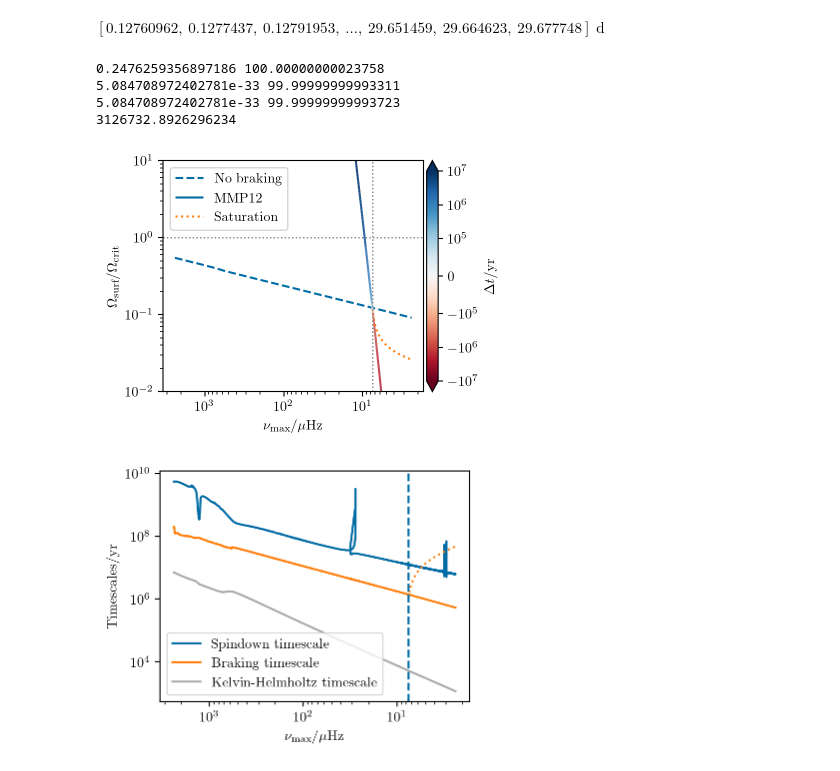
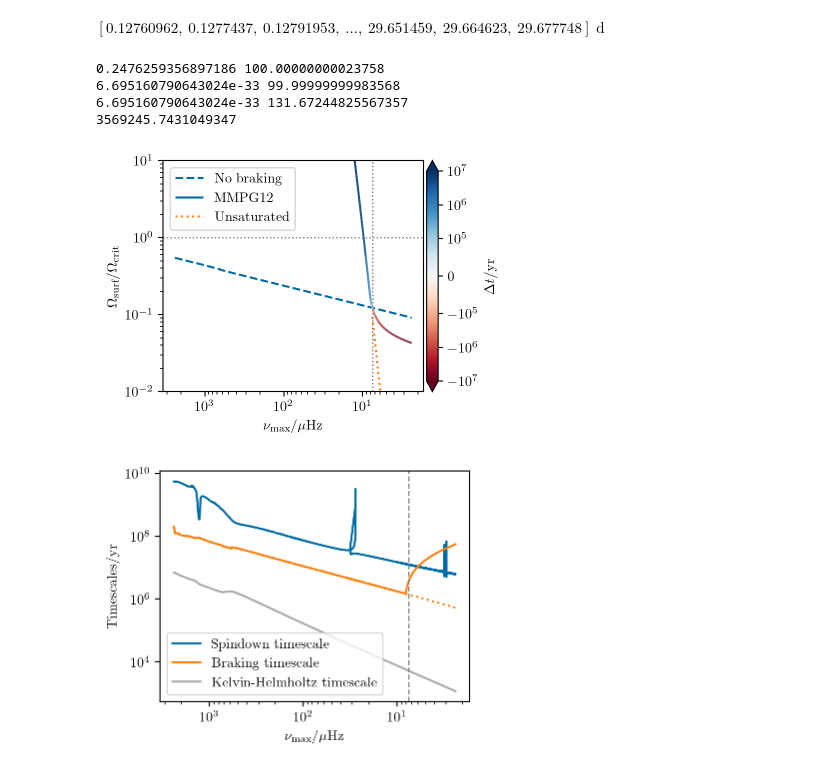
Before and after one commit to darthoctopus/zvrk, a Jupyter notebook: Analysis/Rotevol/Rotational Evolution.ipynb, the cells around one changed output. Cells and saved outputs as stored; diff of their text form; code cells hidden in the pictures.

```diff
--- a/Analysis/Rotevol/Rotational Evolution.ipynb
+++ b/Analysis/Rotevol/Rotational Evolution.ipynb
@@ -51,9 +51,9 @@ from scipy.optimize import bisect
 
 retrodictions = {}
 Δt = 4e9 # look this far back in time
-scenarios = [None, 'unsaturated', 'MMP12']
+scenarios = [None, 'MMPG12', 'unsaturated']
 ω0 = 3.394e-5
-ωcrits = {None: ω0, 'MMP12': 1.9e-5, 'unsaturated': 1e-20}
+ωcrits = {None: ω0, 'MMPG12': ω0, 'unsaturated': 1e-20}
 
 # Simple functions are better
 
@@ -75,7 +75,7 @@ for s in scenarios:
 
     def discrepancy(log_Pdisk):
         Pdisk = np.power(10, log_Pdisk)
-        res = run_single(braking, Pdisk, Δt, ωcrit)
+        res = run_single(braking, Pdisk, Δt, ω0)
         return res['Prot'][i_best] - 100
 
     try:
@@ -93,42 +93,42 @@ for s in scenarios:
     res = retrodictions[s]
     Q = res['Prot']
     m = df.star_age < (best_age.value - Δt)
-    if s == 'MMP12':
+    if s == 'unsaturated':
         m = df.star_age < (best_age.value)
-    if s not in ['MMP12', None]:
+    if s == 'MMPG12':
         δt = -(df.star_age.values - best_age.value)
         cbar = ColorBarHelper(δt, 'RdBu')
         line = colorline(df.nu_max[~m], Pcrit[~m]/Q[~m],
-                         label='MMP12',
+                         label='MMPG12',
                          c=δt[~m], cmap='RdBu',# norm=cbar.norm)
                          norm=SymLogNorm(vmin=-1e7, vmax=1e7, linthresh=1e5))
         print(δt[np.argmin((1 - Pcrit/Q/u.d)**2)])
     else:
-        plt.plot(df.nu_max[~m], Pcrit[~m]/Q[~m], label='Saturation' if s else 'No braking',
+        plt.plot(df.nu_max[~m], Pcrit[~m]/Q[~m], label='Unsaturated' if s else 'No braking',
                  ls='dotted' if s else 'dashed', zorder=-10 if s else None)
 
 plt.colorbar(line, pad=.01, label=r"$\Delta t$/yr", extend='both')
 plt.axvline(df.nu_max.values[i_best], ls='dotted', c='gray', lw=1)
 plt.axhline(1, ls='dotted', c='gray', lw=1)
 plt.gca().set_yscale('log')
 plt.ylim(1e-2, 1e1)
 plt.gca().set_xscale('log')
 
 plt.legend()
 
 plt.gca().invert_xaxis()
 plt.gcf().set_size_inches(4,3)
 
 plt.xlabel(r"$\nu_\text{max}/\mu$Hz")
 plt.ylabel(r"$\Omega_\text{surf}/\Omega_\text{crit}$")
 plt.savefig("braking.pdf", bbox_inches='tight', transparent=False)
 plt.show()
 # %% [output]
 0.2476259356897186 100.00000000023758
-5.084708972402781e-33 99.99999999993311
-5.084708972402781e-33 99.99999999993723
-3126732.8926296234
+6.695160790643024e-33 99.99999999983568
+6.695160790643024e-33 131.67244825567357
+3569245.7431049347
-[figure, old version]
+[figure, new version]
 # %%
 for s in retrodictions:
     res = retrodictions[s]
@@ -139,15 +139,15 @@ for s in retrodictions:
     m = (df.star_age > (best_age.value - Δt)) & np.array([True, *(np.diff(df.log_L) > 0)])
     δt = df.star_age.values - best_age.value
     plt.plot(df.nu_max[m], np.abs(Q[m]/np.gradient(Q[m], df.star_age[m])),
-             label={None: 'Spindown timescale', 'unsaturated': r"Braking timescale",
-                    'MMP12': None}.get(s, s),
-             c="C1" if s == 'unsaturated' else None,
-             ls="dotted" if s == 'MMP12' else None,
+             label={None: 'Spindown timescale', 'unsaturated': None,
+                    'MMPG12': r"Braking timescale"}.get(s, s),
+             c="C1" if s == 'MMPG12' else None,
+             ls="dotted" if s == 'unsaturated' else None,
             )
 
 t_KH = (c.G * (df.star_mass.values * u.M_sun)**2 / (2 * np.power(10, df.log_L.values) * u.L_sun * np.power(10, df.log_R.values) * u.R_sun)).to(u.yr)
 plt.plot(df.nu_max[m], t_KH[m], label=r"Kelvin-Helmholtz timescale")
-plt.axvline(df.nu_max.values[i_best], ls='dashed')
+plt.axvline(df.nu_max.values[i_best], ls='dashed', c='gray', lw=1)
 plt.gca().set_yscale('log')
 plt.gca().set_xscale('log')
 
@@ -161,7 +161,7 @@ plt.gcf().set_size_inches(4,3)
 plt.savefig("timescales.pdf", bbox_inches='tight', transparent=False)
 plt.show()
 # %% [output]
-[figure, old version]
+[figure, new version]
 # %%
 from mesa_tricks.io import read_gyre
 def for_alex(model):
```
Also changed, not shown: 33 other files.
